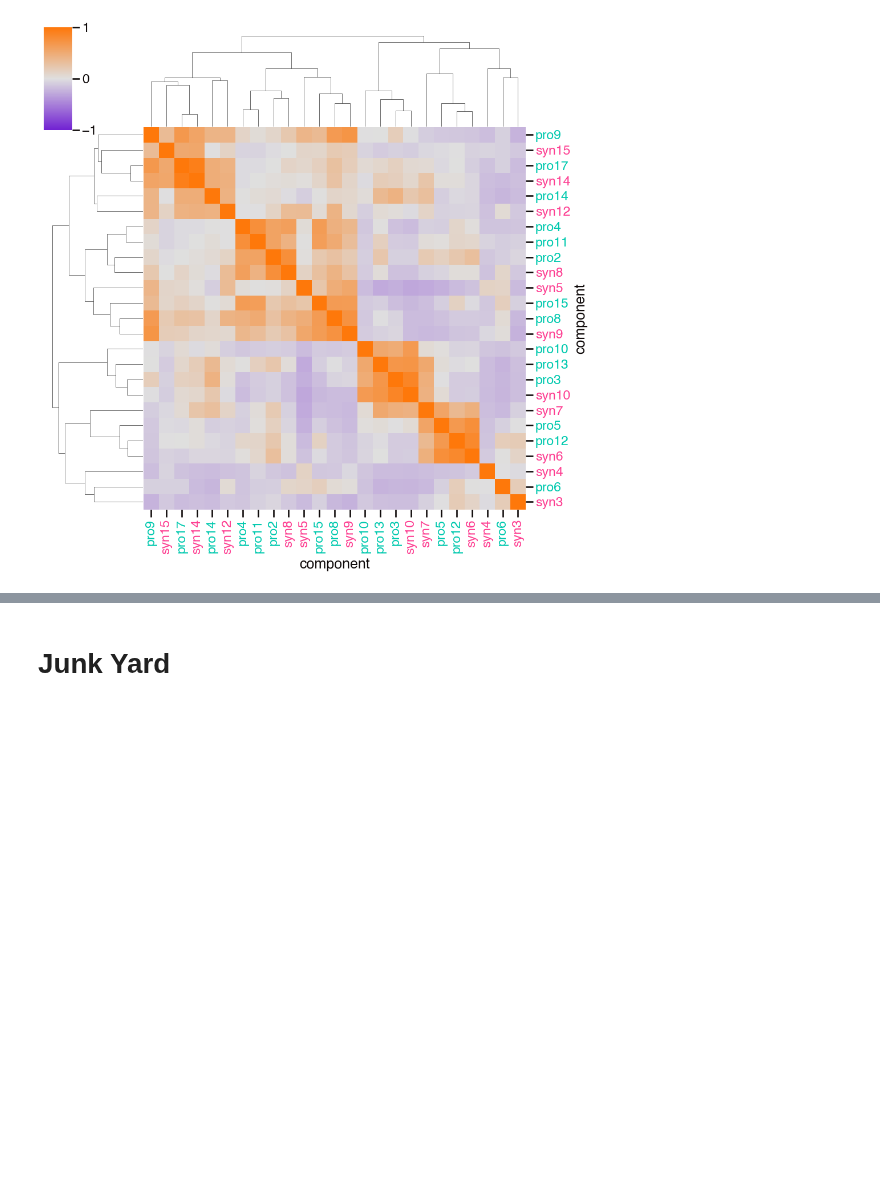
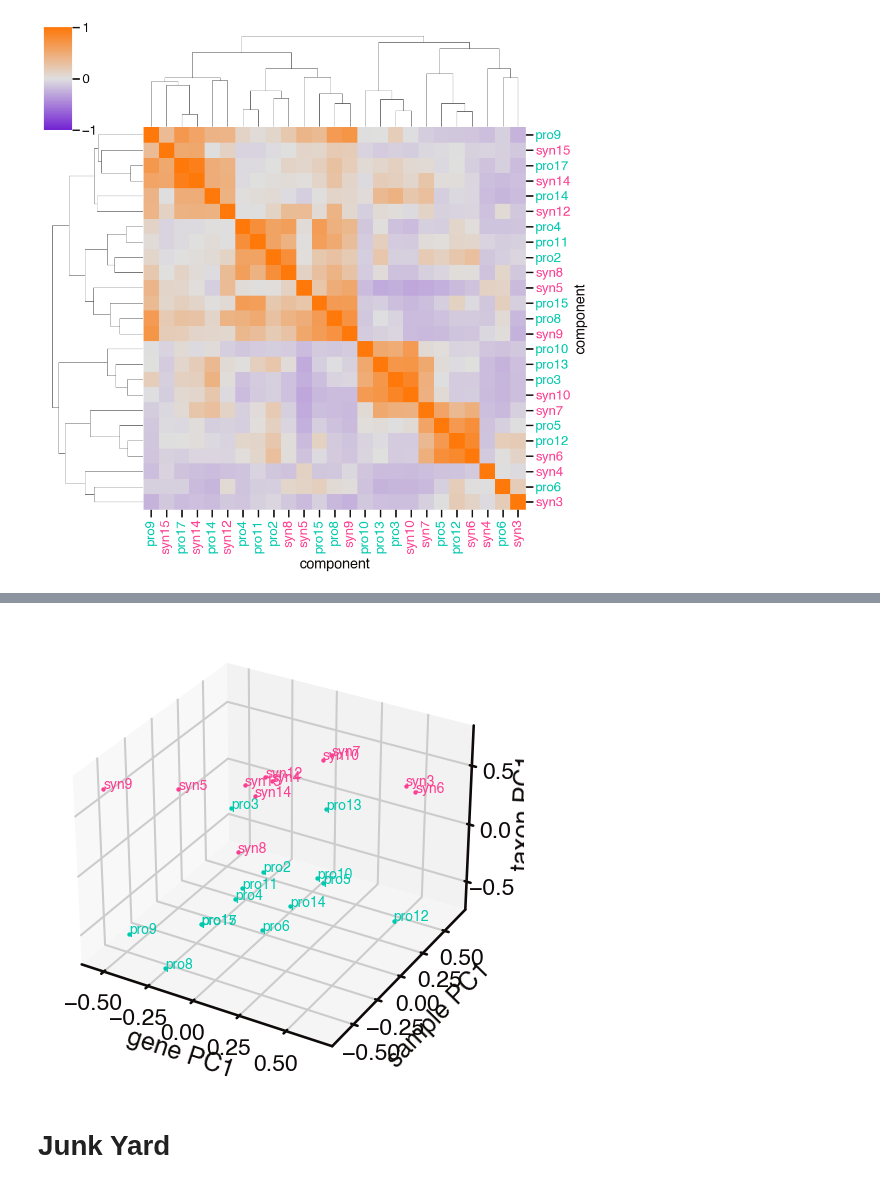
Before and after one commit to blasks/barnacle-manuscript, a Jupyter notebook: figures/6-clusters/cluster-correlation.ipynb, the cells around one changed output, grey strips where cells are left out. Saved outputs shown, nothing was run; the diff lists cells and outputs as text; code cells hidden in the pictures; blank space fills up the shorter version.

```diff
--- a/figures/6-clusters/cluster-correlation.ipynb
+++ b/figures/6-clusters/cluster-correlation.ipynb
@@ -455,3 +544,29 @@ g.savefig('combo-pro-syn-sampleweights-heatmap.png')
+# %%
+# 3d plot
+
+# make plot
+x = 'gene PC1'
+y = 'sample PC1'
+z = 'taxon PC1'
+fig = plt.figure(figsize=[5, 5])
+ax = fig.add_subplot(projection='3d')
+
+# plot each point
+color_map = {'Prochlorococcus': sns.color_palette()[2], 'Synechococcus': sns.color_palette()[3]}
+for i, row in embedding_df.iterrows():
+    ax.scatter(row[x], row[y], row[z], color=color_map[row['genus']], s=10)
+    ax.text(row[x], row[y], row[z], row['component'], color=colormap[row['genus']], size=10)
+
+# label axes
+ax.set_xlabel(x);
+ax.set_ylabel(y);
+ax.set_zlabel(z);
+
+plt.tight_layout()
+
+# plt.savefig('component-weights-pca.png', bbox_inches='tight')
+# %% [output]
+[figure, added]
 # %% [markdown]
 # Junk Yard
 # %%
```
Also changed, not shown: parts of 5 cells of this notebook, 1 other file.
